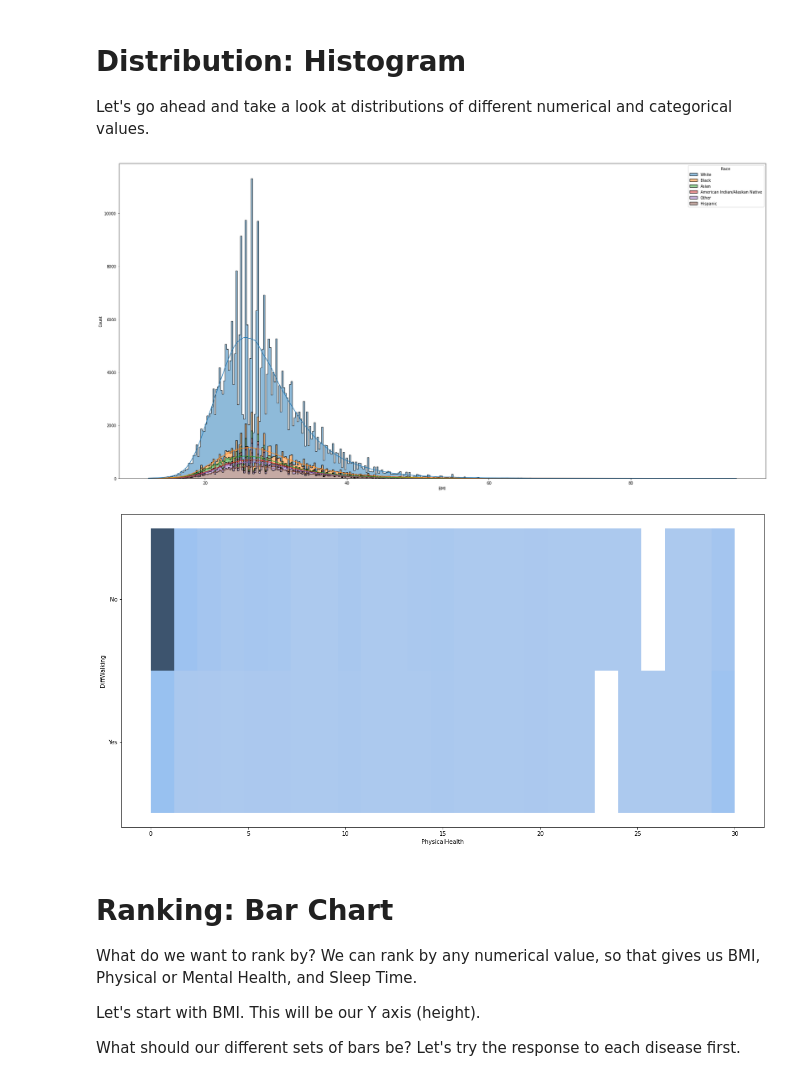
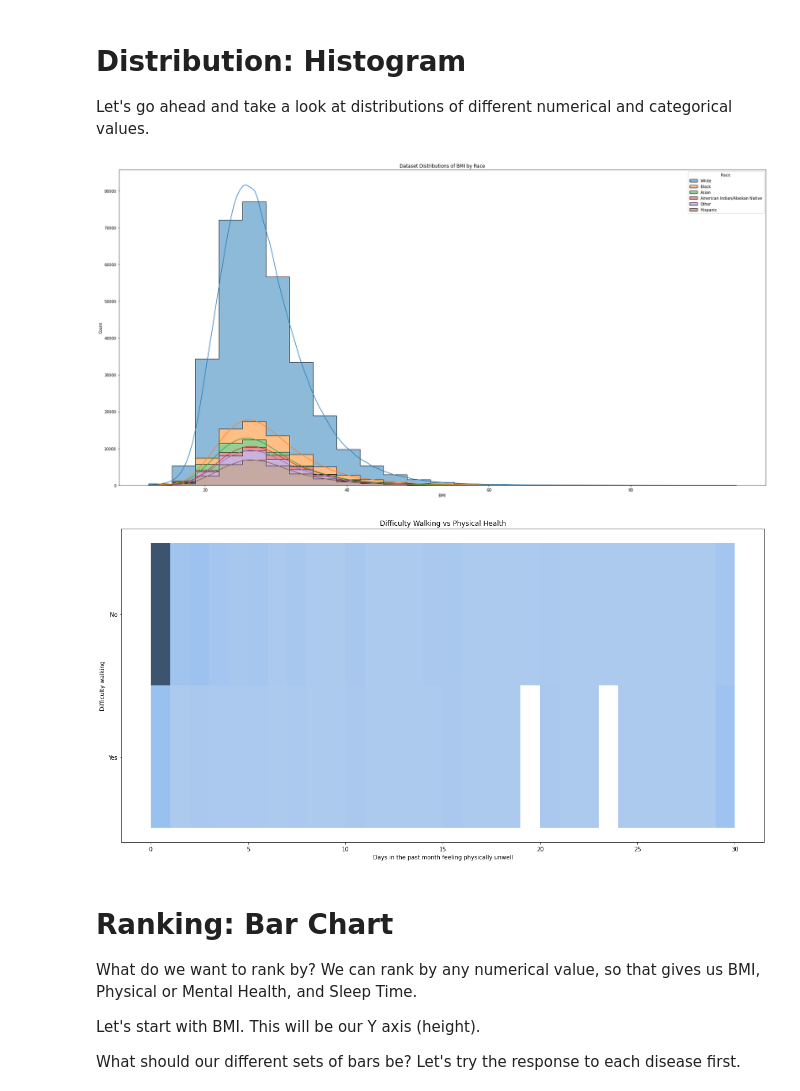
Before and after one commit to wutaitai2/-Heart-Disease-Analysis, a Jupyter notebook: analysis.ipynb, the cells around one changed output. Saved outputs shown, nothing was run; the diff lists cells and outputs as text; code cells hidden in the pictures.

```diff
--- a/analysis.ipynb
+++ b/analysis.ipynb
@@ -31,15 +31,19 @@ memory usage: 43.9+ MB
 <p> Let's go ahead and take a look at distributions of different numerical and categorical values. </p>
 # %%
 plt.figure(figsize=(30, 15))
-sns.histplot(data=main_df, x="BMI", kde=True, hue="Race", multiple="stack", element="step", common_norm=True)
+sns.histplot(data=main_df, x="BMI", kde=True, hue="Race", multiple="stack", element="step", common_norm=True, bins=25)
+plt.title("Dataset Distributions of BMI by Race")
 plt.show()
 
 plt.figure(figsize=(20, 10))
-sns.histplot(data=main_df, x="PhysicalHealth", y="DiffWalking", bins=25, common_norm=True, pthresh=0.0001, stat="density")
+sns.histplot(data=main_df, x="PhysicalHealth", y="DiffWalking", bins=30, common_norm=True, pthresh=0.0001, stat="density")
+plt.title("Difficulty Walking vs Physical Health")
+plt.xlabel("Days in the past month feeling physically unwell")
+plt.ylabel("Difficulty walking")
 plt.show()
 # %% [output]
-[figure, old version]
+[figure, new version]
-[figure, old version]
+[figure, new version]
 # %% [markdown]
 <h1> Ranking: Bar Chart </h1>
 <p> What do we want to rank by? We can rank by any numerical value, so that gives us BMI, Physical or Mental Health, and Sleep Time.</p>
```
Also changed, not shown: parts of 15 cells of this notebook.
